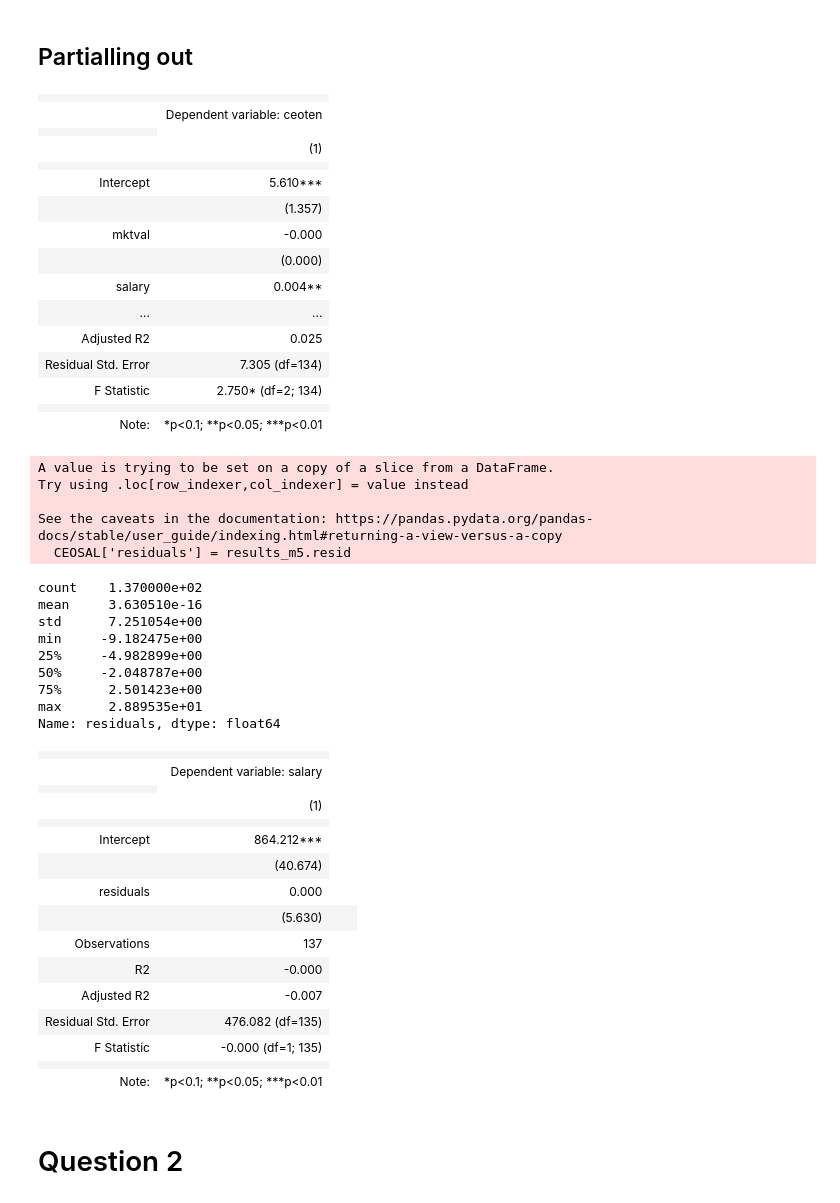
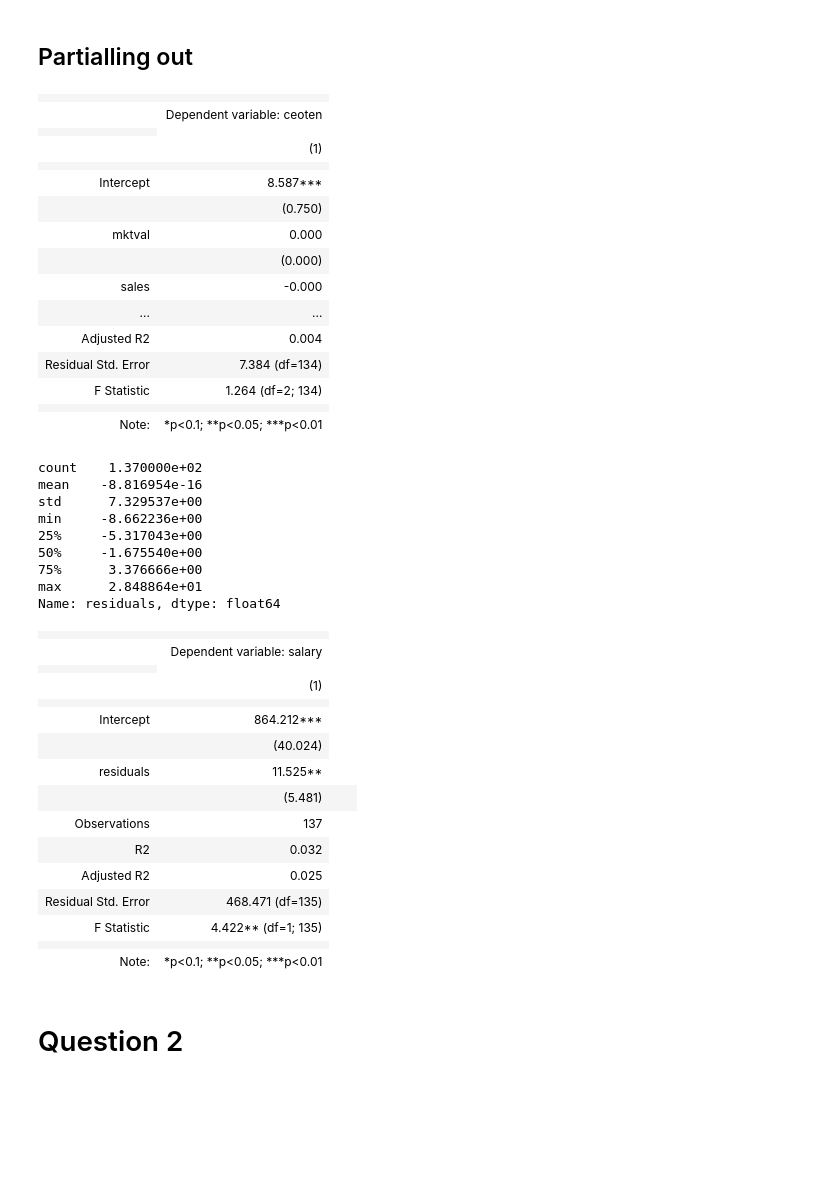
Before and after one commit to havaledar/ECON3740, a Jupyter notebook: W24_ECON3740_Lab_6.ipynb, the cells around one changed output. Saved outputs shown, nothing was run; the diff lists cells and outputs as text; code cells hidden in the pictures; blank space fills up the shorter version.

```diff
--- a/W24_ECON3740_Lab_6.ipynb
+++ b/W24_ECON3740_Lab_6.ipynb
@@ -156,47 +156,41 @@ Stargazer([results_m1, results_m2, results_m3, results_m4])
 # %% [markdown]
 ## Partialling out
 # %%
-m5 = smf.ols('ceoten ~ salary + mktval', CEOSAL)
+m5 = smf.ols('ceoten ~ sales + mktval', CEOSAL)
 
 results_m5 = m5.fit()
 
 Stargazer([results_m5])
 # %% [output]
 |  |  |
 |  | Dependent variable: ceoten |
 |  |
 |  | (1) |
 |  |  |
-| Intercept | 5.610*** |
-|  | (1.357) |
-| mktval | -0.000 |
+| Intercept | 8.587*** |
+|  | (0.750) |
+| mktval | 0.000 |
 |  | (0.000) |
-| salary | 0.004** |
+| sales | -0.000 |
 | ... | ... |
-| Adjusted R2 | 0.025 |
-| Residual Std. Error | 7.305 (df=134) |
-| F Statistic | 2.750* (df=2; 134) |
+| Adjusted R2 | 0.004 |
+| Residual Std. Error | 7.384 (df=134) |
+| F Statistic | 1.264 (df=2; 134) |
 |  |  |
 | Note: | *p<0.1; **p<0.05; ***p<0.01 |
 # %%
 CEOSAL['residuals'] = results_m5.resid
-# %% [output]
-A value is trying to be set on a copy of a slice from a DataFrame.
-Try using .loc[row_indexer,col_indexer] = value instead
-
-See the caveats in the documentation: https://pandas.pydata.org/pandas-docs/stable/user_guide/indexing.html#returning-a-view-versus-a-copy
-  CEOSAL['residuals'] = results_m5.resid
 # %%
 CEOSAL['residuals'].describe()
 # %% [output]
 count    1.370000e+02
-mean     3.630510e-16
-std      7.251054e+00
-min     -9.182475e+00
-25%     -4.982899e+00
-50%     -2.048787e+00
-75%      2.501423e+00
-max      2.889535e+01
+mean    -8.816954e-16
+std      7.329537e+00
+min     -8.662236e+00
+25%     -5.317043e+00
+50%     -1.675540e+00
+75%      3.376666e+00
+max      2.848864e+01
 Name: residuals, dtype: float64
 # %%
 m6 = smf.ols('salary ~ residuals', CEOSAL)
@@ -211,14 +205,14 @@ Stargazer([results_m6])
 |  | (1) |
 |  |  |
 | Intercept | 864.212*** |
-|  | (40.674) |
-| residuals | 0.000 |
-|  | (5.630) |  |  |
+|  | (40.024) |
+| residuals | 11.525** |
+|  | (5.481) |  |  |
 | Observations | 137 |
-| R2 | -0.000 |
-| Adjusted R2 | -0.007 |
-| Residual Std. Error | 476.082 (df=135) |
-| F Statistic | -0.000 (df=1; 135) |
+| R2 | 0.032 |
+| Adjusted R2 | 0.025 |
+| Residual Std. Error | 468.471 (df=135) |
+| F Statistic | 4.422** (df=1; 135) |
 |  |  |
 | Note: | *p<0.1; **p<0.05; ***p<0.01 |
 # %% [markdown]
```
